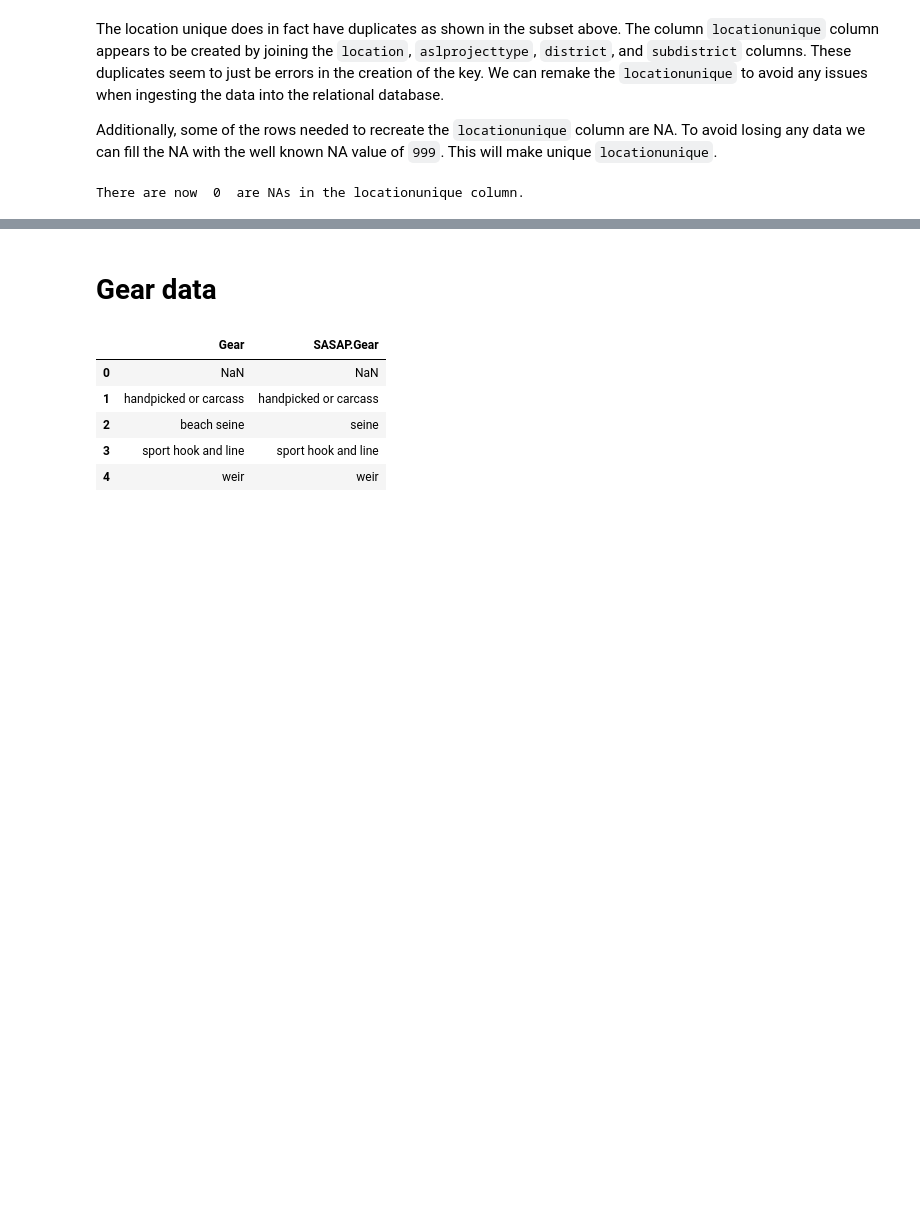
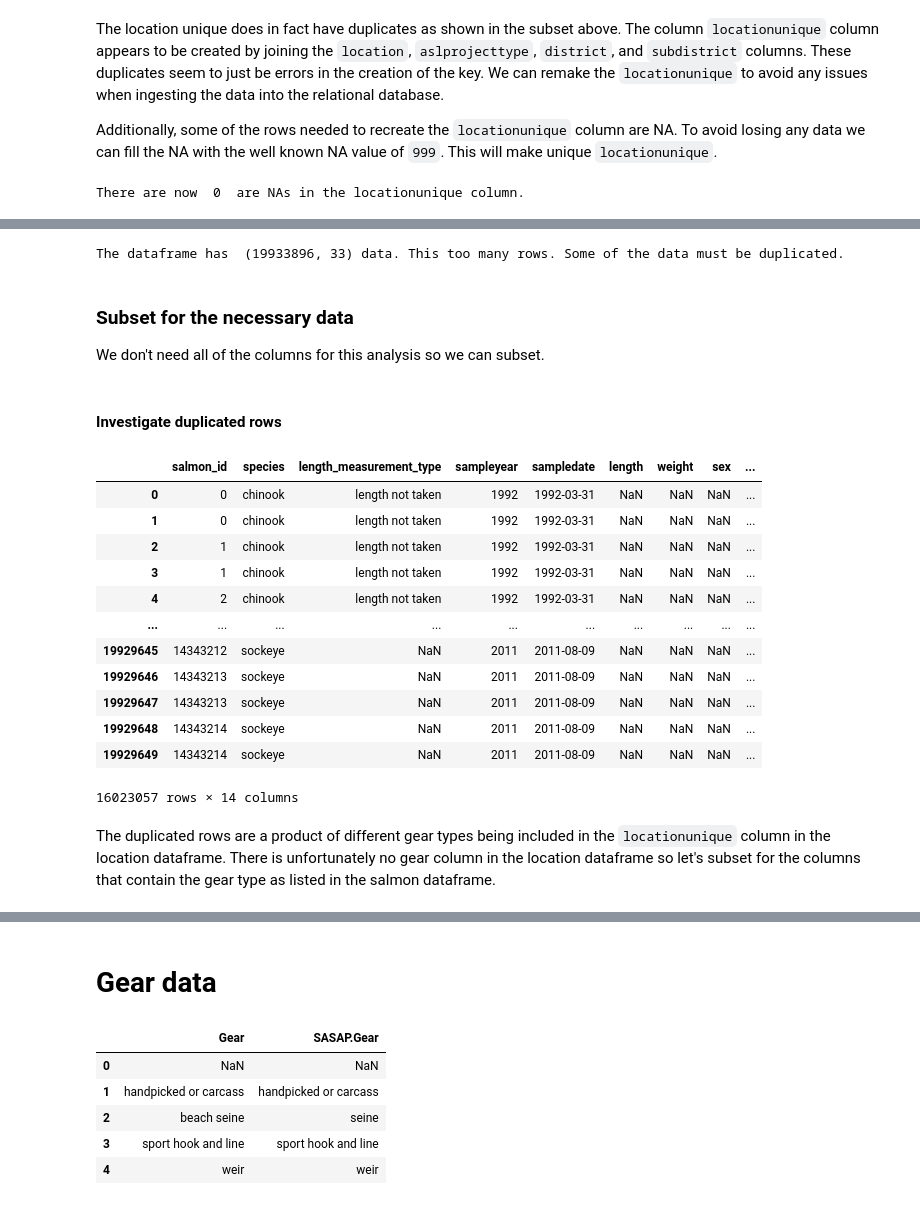
Before and after one commit to sofiiir/eds213-finalproject, a Jupyter notebook: alaska-salmon-master-cleaning.ipynb, the cells around one changed output, grey strips where cells are left out. Drawn from its saved outputs; the diff is of its cells as text; code cells hidden in the pictures; blank space fills up the shorter version.

```diff
--- a/alaska-salmon-master-cleaning.ipynb
+++ b/alaska-salmon-master-cleaning.ipynb
@@ -193,0 +279,4 @@ There are now  0  are NAs in the locationunique column.
+# %%
+# change the name of the columns for joining
+location = location.rename(columns = {'district' : 'districtid',
+                                             'sub_district': 'sub_districtid'})
@@ -193,0 +296,38 @@ There are now  0  are NAs in the locationunique column.
+# %%
+salmon_data = pd.merge(salmon_data, location, on =['districtid', 'sub_districtid', 'aslprojecttype', 'locationid'],  how = 'inner')
+# %%
+print(f"The dataframe has ",salmon_data.shape, "data. This too many rows. Some of the data must be duplicated.")
+# %% [output]
+The dataframe has  (19933896, 33) data. This too many rows. Some of the data must be duplicated.
+# %% [markdown]
+### Subset for the necessary data
+
+We don't need all of the columns for this analysis so we can subset.
+# %%
+# select the variables that are essential for the salmon dataframe
+salmon_data = salmon_data[['salmon_id', 'species', 'length_measurement_type', 'sampleyear', 'sampledate', 'length', 'weight', 'sex','salt_water_age', 'fresh_water_age', 'gear', 'stat_area', 'datasource','locationunique_y']]
+# %%
+# change the name of locationunique column
+salmon_data = salmon_data.rename(columns = {'locationunique_y' : 'locationunique'})
+# %% [markdown]
+#### Investigate duplicated rows
+# %%
+# view duplicates based on the salmon id
+dup_salmon = salmon_data[salmon_data.duplicated(subset = ['salmon_id'], keep = False)]
+dup_salmon
+# %% [output]
+|  | salmon_id | species | length_measurement_type | sampleyear | sampledate | length | weight | sex | ... |
+| 0 | 0 | chinook | length not taken | 1992 | 1992-03-31 | NaN | NaN | NaN | ... |
+| 1 | 0 | chinook | length not taken | 1992 | 1992-03-31 | NaN | NaN | NaN | ... |
+| 2 | 1 | chinook | length not taken | 1992 | 1992-03-31 | NaN | NaN | NaN | ... |
+| 3 | 1 | chinook | length not taken | 1992 | 1992-03-31 | NaN | NaN | NaN | ... |
+| 4 | 2 | chinook | length not taken | 1992 | 1992-03-31 | NaN | NaN | NaN | ... |
+| ... | ... | ... | ... | ... | ... | ... | ... | ... | ... |
+| 19929645 | 14343212 | sockeye | NaN | 2011 | 2011-08-09 | NaN | NaN | NaN | ... |
+| 19929646 | 14343213 | sockeye | NaN | 2011 | 2011-08-09 | NaN | NaN | NaN | ... |
+| 19929647 | 14343213 | sockeye | NaN | 2011 | 2011-08-09 | NaN | NaN | NaN | ... |
+| 19929648 | 14343214 | sockeye | NaN | 2011 | 2011-08-09 | NaN | NaN | NaN | ... |
+| 19929649 | 14343214 | sockeye | NaN | 2011 | 2011-08-09 | NaN | NaN | NaN | ... |
+16023057 rows × 14 columns
+# %% [markdown]
+The duplicated rows are a product of different gear types being included in the `locationunique` column in the location dataframe. There is unfortunately no gear column in the location dataframe so let's subset for the columns that contain the gear type as listed in the salmon dataframe.
```
Also changed, not shown: parts of 56 cells of this notebook.
